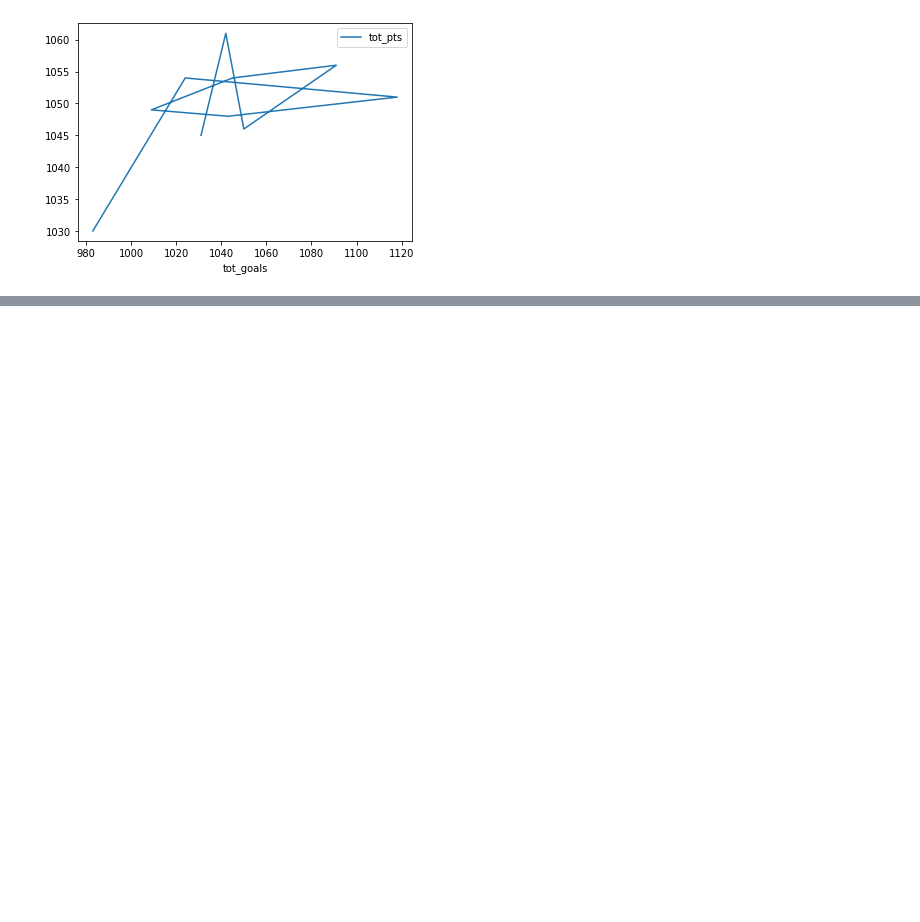
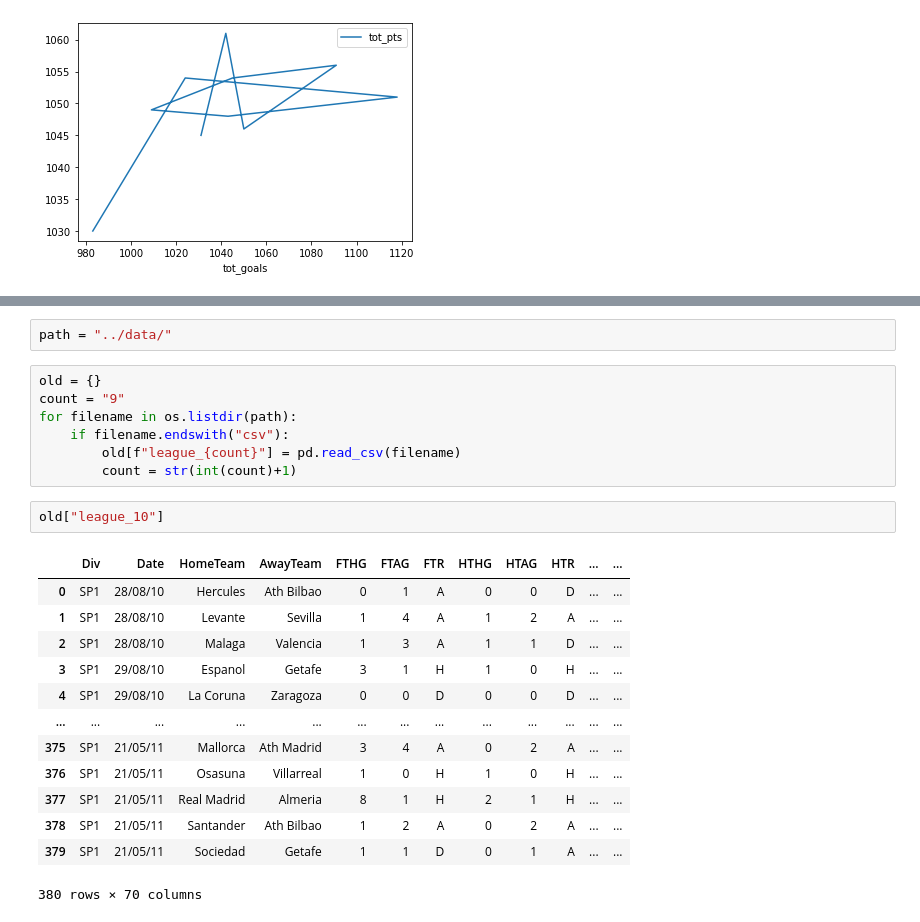
Before and after one commit to king-tomi/Spanish-La-liga-Analysis, a Jupyter notebook: notebooks/analysis.ipynb, the cells around one changed output, grey strips where cells are left out. Cells and saved outputs as stored; diff of their text form; blank space fills up the shorter version.

```diff
--- a/notebooks/analysis.ipynb
+++ b/notebooks/analysis.ipynb
@@ -156,0 +165,25 @@ seasons_df.plot(x="tot_goals",y="tot_pts",kind="line")
+# %%
+path = "../data/"
+# %%
+old = {}
+count = "9"
+for filename in os.listdir(path):
+    if filename.endswith("csv"):
+        old[f"league_{count}"] = pd.read_csv(filename)
+        count = str(int(count)+1)
+# %%
+old["league_10"]
+# %% [output]
+|  | Div | Date | HomeTeam | AwayTeam | FTHG | FTAG | FTR | HTHG | HTAG | HTR | ... | ... |
+| 0 | SP1 | 28/08/10 | Hercules | Ath Bilbao | 0 | 1 | A | 0 | 0 | D | ... | ... |
+| 1 | SP1 | 28/08/10 | Levante | Sevilla | 1 | 4 | A | 1 | 2 | A | ... | ... |
+| 2 | SP1 | 28/08/10 | Malaga | Valencia | 1 | 3 | A | 1 | 1 | D | ... | ... |
+| 3 | SP1 | 29/08/10 | Espanol | Getafe | 3 | 1 | H | 1 | 0 | H | ... | ... |
+| 4 | SP1 | 29/08/10 | La Coruna | Zaragoza | 0 | 0 | D | 0 | 0 | D | ... | ... |
+| ... | ... | ... | ... | ... | ... | ... | ... | ... | ... | ... | ... | ... |
+| 375 | SP1 | 21/05/11 | Mallorca | Ath Madrid | 3 | 4 | A | 0 | 2 | A | ... | ... |
+| 376 | SP1 | 21/05/11 | Osasuna | Villarreal | 1 | 0 | H | 1 | 0 | H | ... | ... |
+| 377 | SP1 | 21/05/11 | Real Madrid | Almeria | 8 | 1 | H | 2 | 1 | H | ... | ... |
+| 378 | SP1 | 21/05/11 | Santander | Ath Bilbao | 1 | 2 | A | 0 | 2 | A | ... | ... |
+| 379 | SP1 | 21/05/11 | Sociedad | Getafe | 1 | 1 | D | 0 | 1 | A | ... | ... |
+380 rows × 70 columns
```
Also changed, not shown: parts of 15 cells of this notebook, 5 other files.
